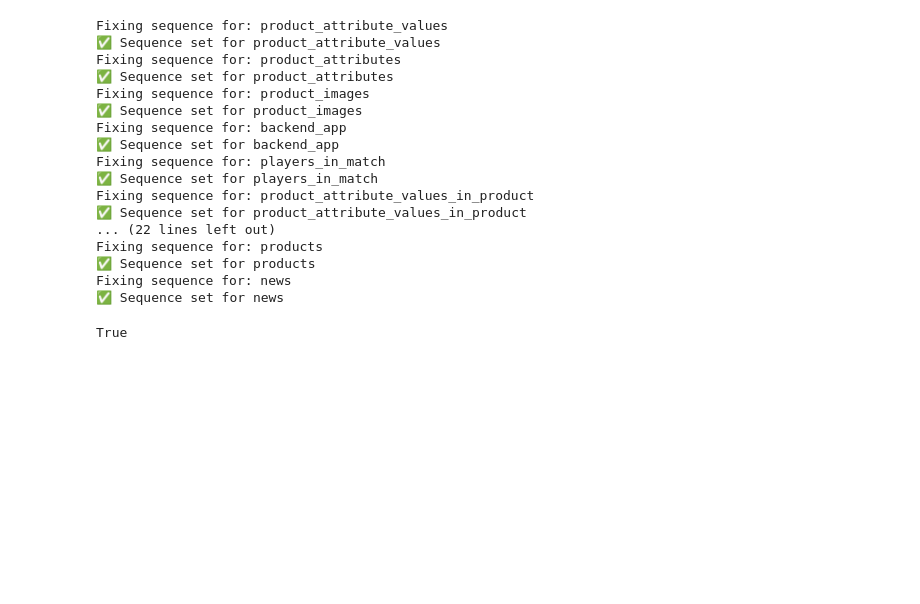
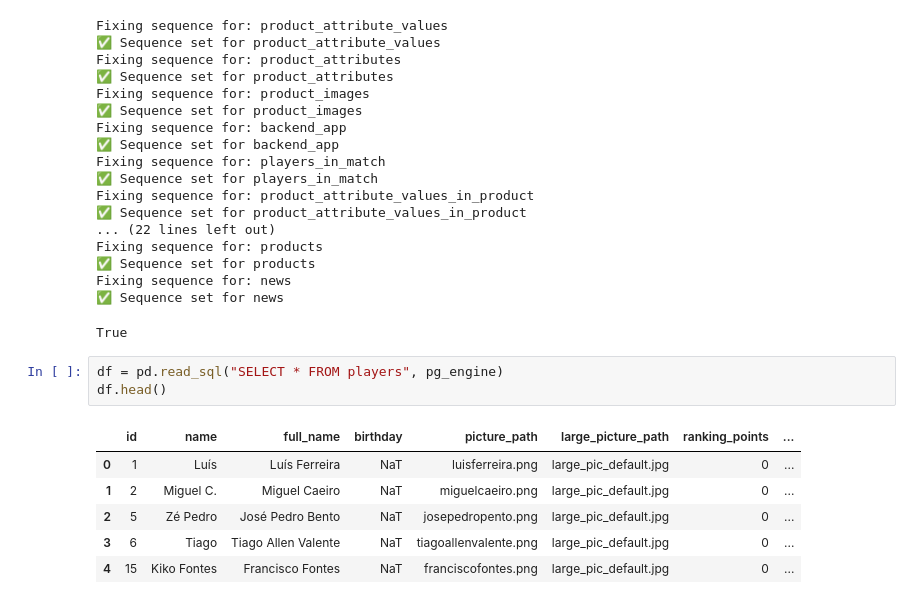
Before and after one commit to pedropacheco95/padelleague, a Jupyter notebook: helpers/interact_with_db.ipynb, the cells around one changed output. Saved outputs shown, nothing was run; the diff lists cells and outputs as text; blank space fills up the shorter version.

```diff
--- a/helpers/interact_with_db.ipynb
+++ b/helpers/interact_with_db.ipynb
@@ -311,3 +316,13 @@ Fixing sequence for: products
 Fixing sequence for: news
 ✅ Sequence set for news
 True
+# %%
+df = pd.read_sql("SELECT * FROM players", pg_engine)
+df.head()
+# %% [output]
+|  | id | name | full_name | birthday | picture_path | large_picture_path | ranking_points | ... |
+| 0 | 1 | Luís | Luís Ferreira | NaT | luisferreira.png | large_pic_default.jpg | 0 | ... |
+| 1 | 2 | Miguel C. | Miguel Caeiro | NaT | miguelcaeiro.png | large_pic_default.jpg | 0 | ... |
+| 2 | 5 | Zé Pedro | José Pedro Bento | NaT | josepedropento.png | large_pic_default.jpg | 0 | ... |
+| 3 | 6 | Tiago | Tiago Allen Valente | NaT | tiagoallenvalente.png | large_pic_default.jpg | 0 | ... |
+| 4 | 15 | Kiko Fontes | Francisco Fontes | NaT | franciscofontes.png | large_pic_default.jpg | 0 | ... |
```
Also changed, not shown: parts of 3 cells of this notebook, 5 other files.
